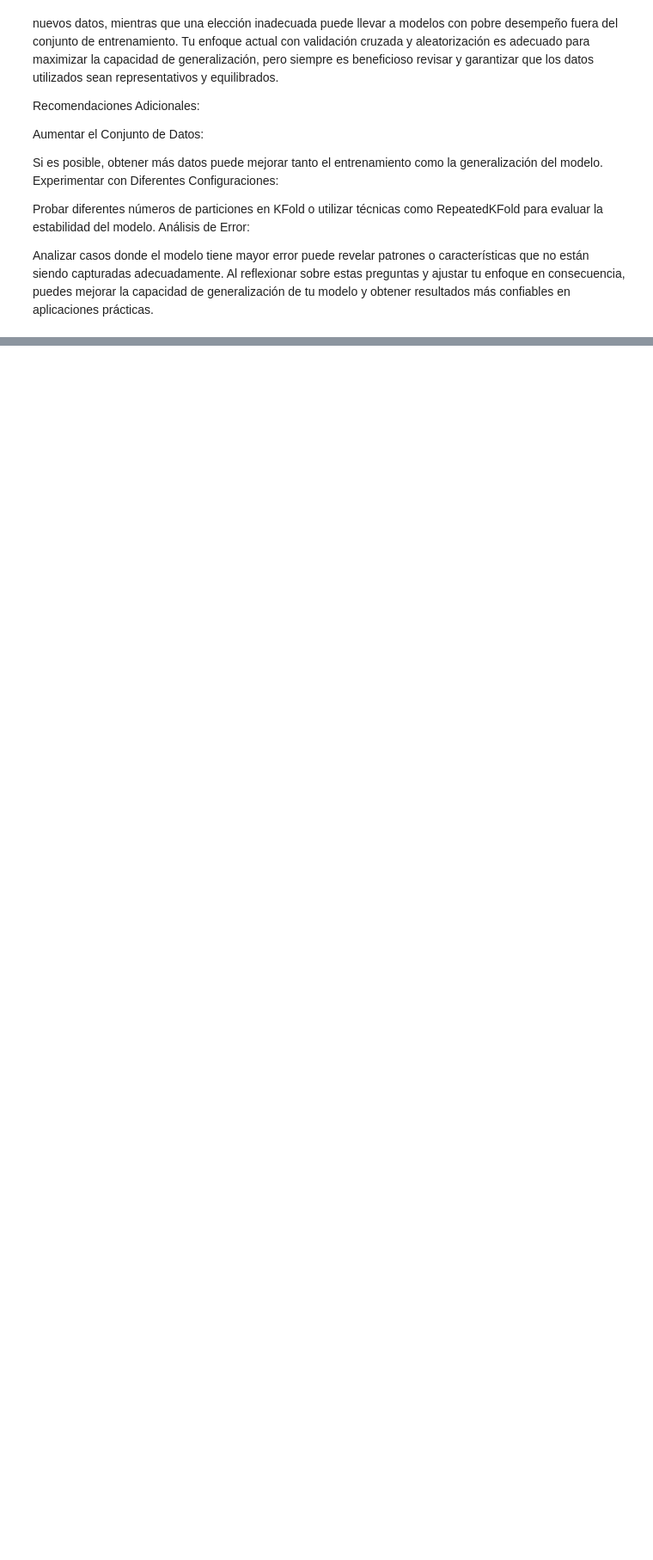
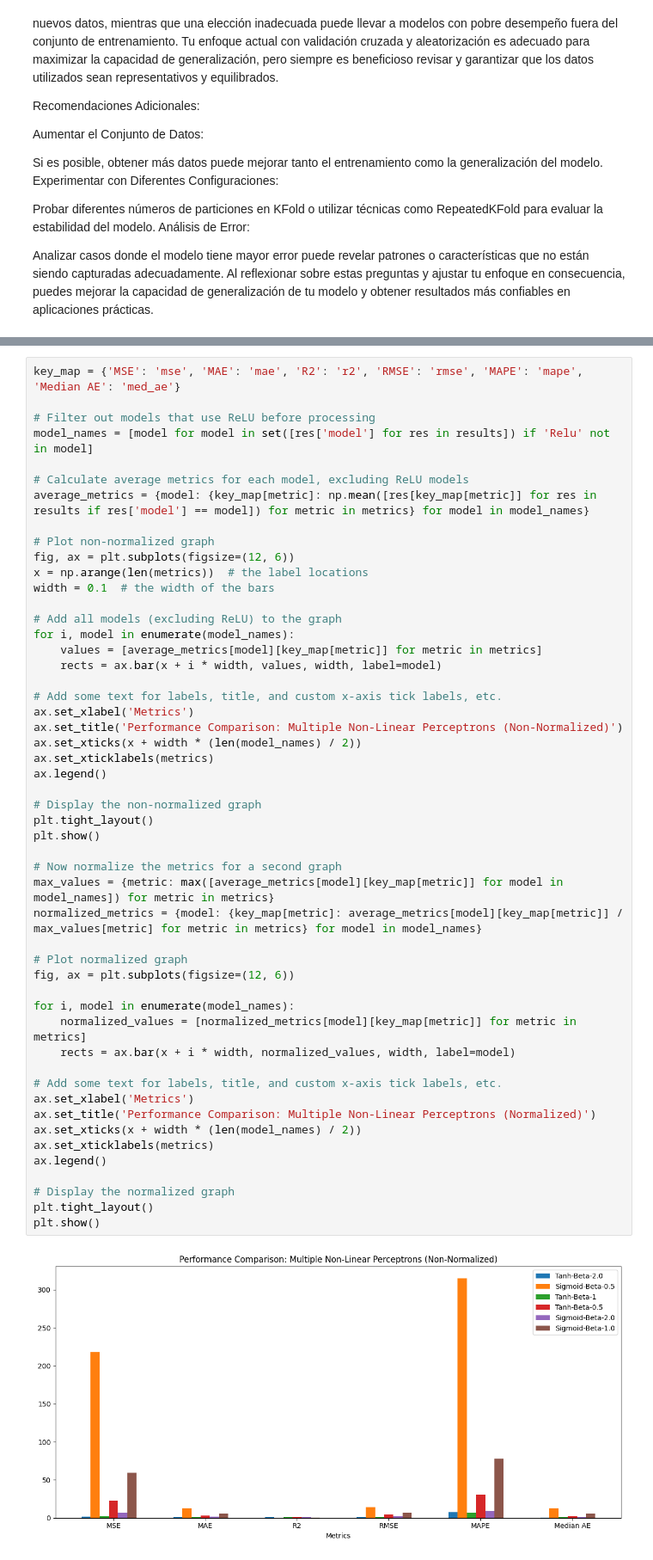
Before and after one commit to cijjas/sia, a Jupyter notebook: tp3/src/cross_validation.ipynb, the cells around one changed output, grey strips where cells are left out. Shown at 86% size. Saved outputs shown, nothing was run; the diff lists cells and outputs as text; blank space fills up the shorter version.

```diff
--- a/tp3/src/cross_validation.ipynb
+++ b/tp3/src/cross_validation.ipynb
@@ -79,0 +186,53 @@ Al reflexionar sobre estas preguntas y ajustar tu enfoque en consecuencia, puede
+# %%
+key_map = {'MSE': 'mse', 'MAE': 'mae', 'R2': 'r2', 'RMSE': 'rmse', 'MAPE': 'mape', 'Median AE': 'med_ae'}
+
+# Filter out models that use ReLU before processing
+model_names = [model for model in set([res['model'] for res in results]) if 'Relu' not in model]
+
+# Calculate average metrics for each model, excluding ReLU models
+average_metrics = {model: {key_map[metric]: np.mean([res[key_map[metric]] for res in results if res['model'] == model]) for metric in metrics} for model in model_names}
+
+# Plot non-normalized graph
+fig, ax = plt.subplots(figsize=(12, 6))
+x = np.arange(len(metrics))  # the label locations
+width = 0.1  # the width of the bars
+
+# Add all models (excluding ReLU) to the graph
+for i, model in enumerate(model_names):
+    values = [average_metrics[model][key_map[metric]] for metric in metrics]
+    rects = ax.bar(x + i * width, values, width, label=model)
+
+# Add some text for labels, title, and custom x-axis tick labels, etc.
+ax.set_xlabel('Metrics')
+ax.set_title('Performance Comparison: Multiple Non-Linear Perceptrons (Non-Normalized)')
+ax.set_xticks(x + width * (len(model_names) / 2))
+ax.set_xticklabels(metrics)
+ax.legend()
+
+# Display the non-normalized graph
+plt.tight_layout()
+plt.show()
+
+# Now normalize the metrics for a second graph
+max_values = {metric: max([average_metrics[model][key_map[metric]] for model in model_names]) for metric in metrics}
+normalized_metrics = {model: {key_map[metric]: average_metrics[model][key_map[metric]] / max_values[metric] for metric in metrics} for model in model_names}
+
+# Plot normalized graph
+fig, ax = plt.subplots(figsize=(12, 6))
+
+for i, model in enumerate(model_names):
+    normalized_values = [normalized_metrics[model][key_map[metric]] for metric in metrics]
+    rects = ax.bar(x + i * width, normalized_values, width, label=model)
+
+# Add some text for labels, title, and custom x-axis tick labels, etc.
+ax.set_xlabel('Metrics')
+ax.set_title('Performance Comparison: Multiple Non-Linear Perceptrons (Normalized)')
+ax.set_xticks(x + width * (len(model_names) / 2))
+ax.set_xticklabels(metrics)
+ax.legend()
+
+# Display the normalized graph
+plt.tight_layout()
+plt.show()
+# %% [output]
+[figure, added]
```
Also changed, not shown: parts of 2 cells of this notebook, 1 other file.
